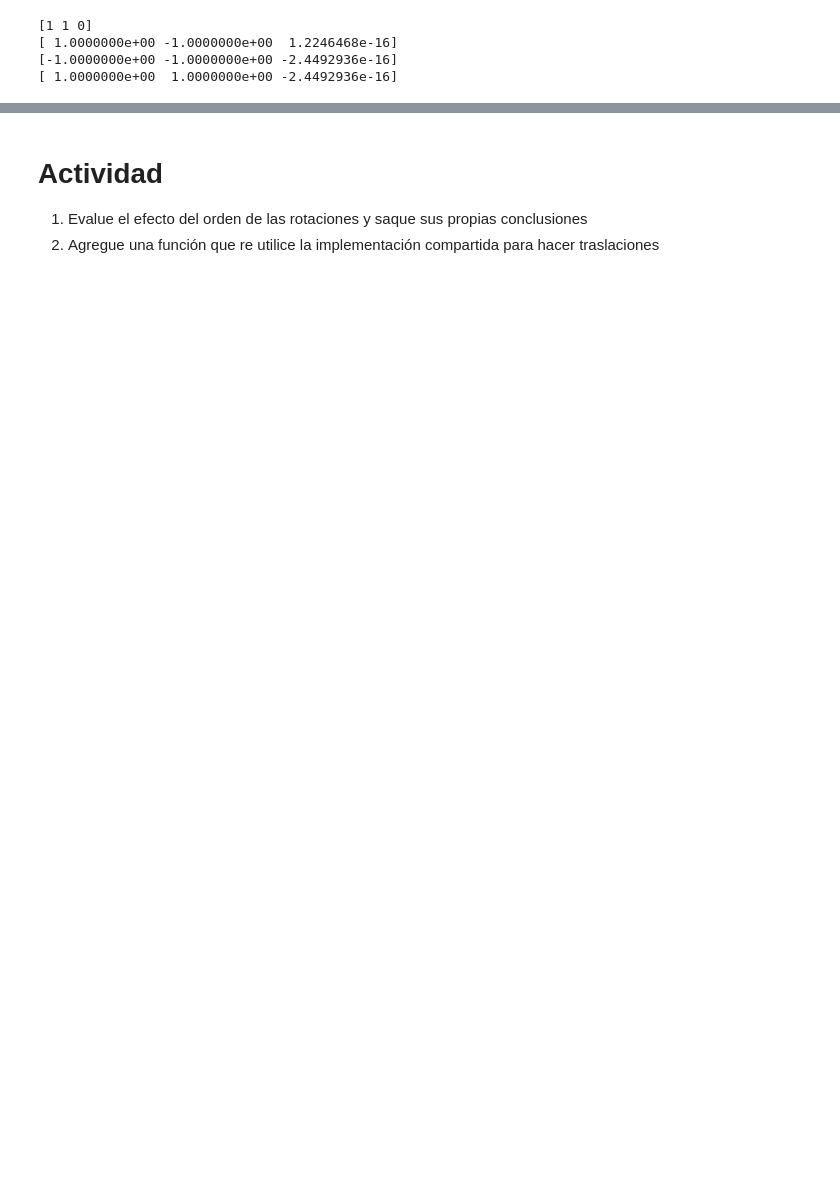
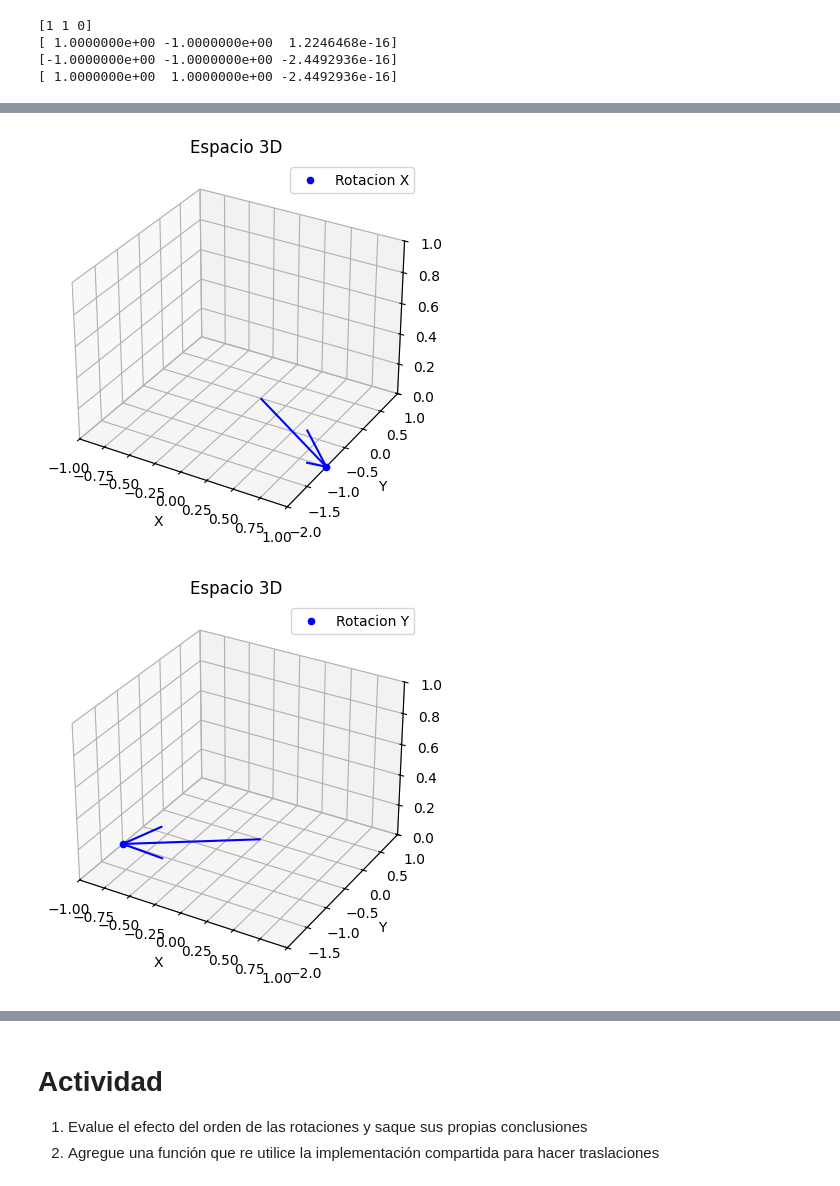
Before and after one commit to Angelespinosa10/simulacion_infotep, a Jupyter notebook: Examples/Matrices_Rotación.ipynb, the cells around one changed output, grey strips where cells are left out. Drawn from its saved outputs; the diff is of its cells as text; code cells hidden in the pictures; blank space fills up the shorter version.

```diff
--- a/Examples/Matrices_Rotación.ipynb
+++ b/Examples/Matrices_Rotación.ipynb
@@ -153,0 +154,7 @@ dibujar_punto(P0_rotado_z, label = 'Rotacion Z', x_lim=[-1, 1], y_lim=[-1, 1])
+# %%
+dibujar_punto(P0_rotado_x, label = 'Rotacion X', x_lim=[-1, 1], y_lim=[-2, 1])
+dibujar_punto(P0_rotado_y, label = 'Rotacion Y', x_lim=[-1, 1], y_lim=[-2, 1])
+dibujar_punto(P0_rotado_z, label = 'Rotacion Z', x_lim=[-1, 1], y_lim=[-2, 2])
+# %% [output]
+[figure, added]
+[figure, added]
```
Also changed, not shown: parts of 8 cells of this notebook.
